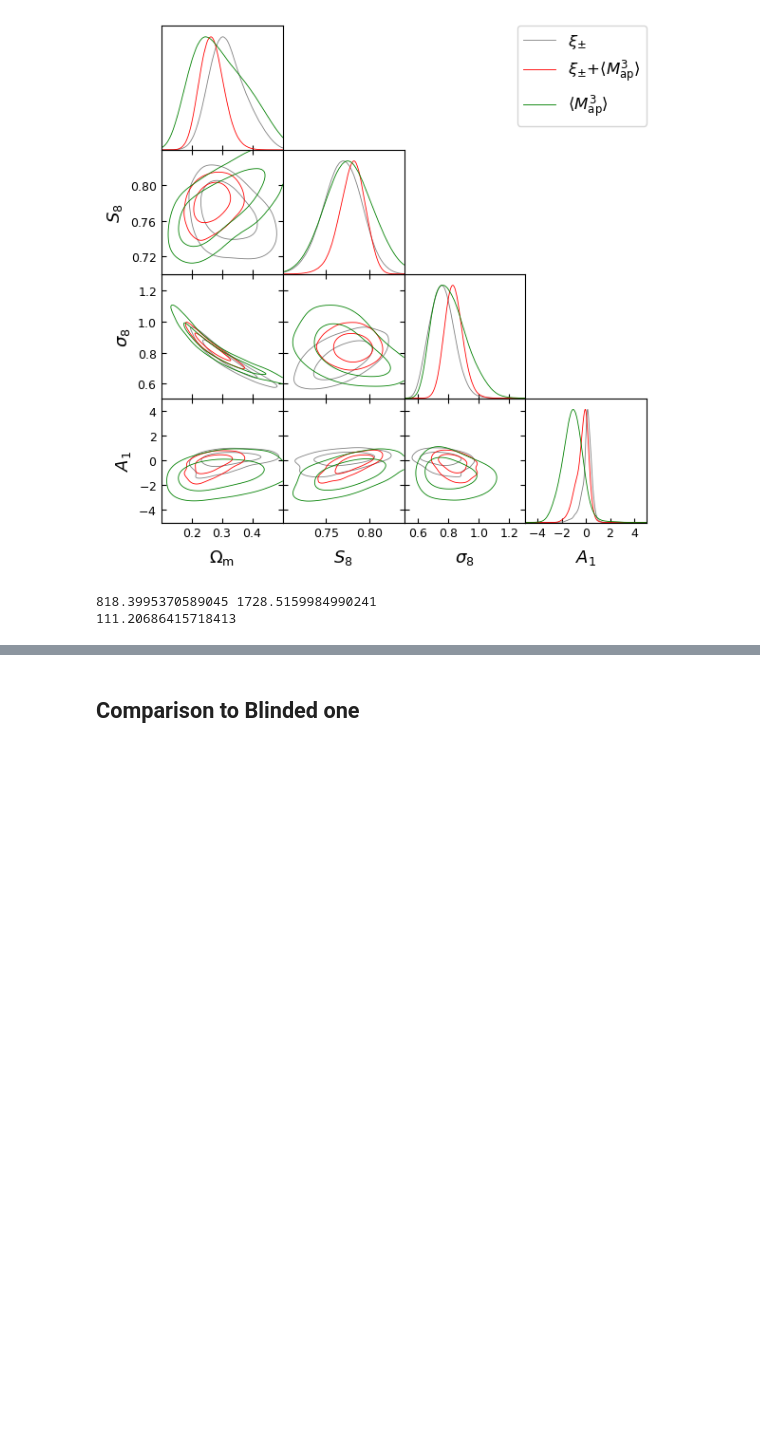
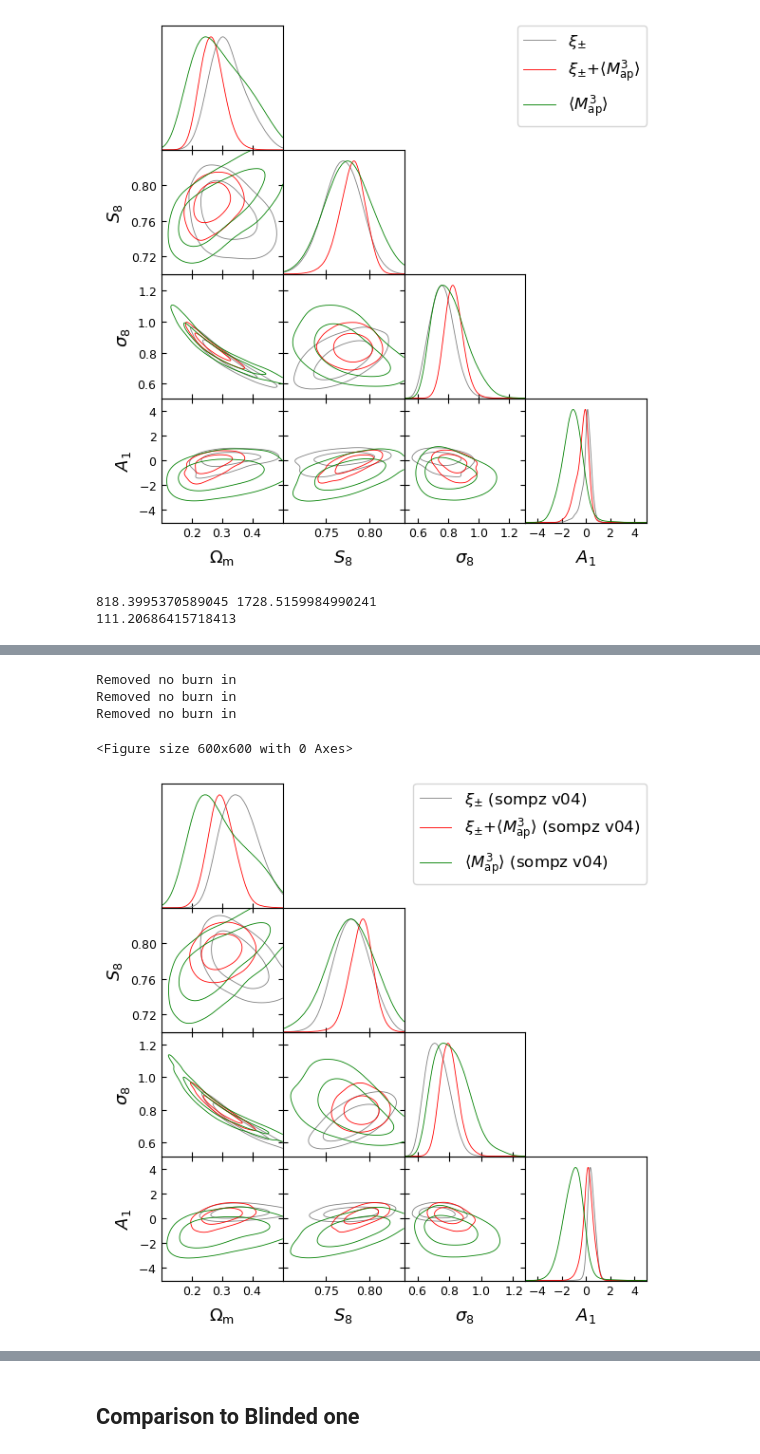
Before and after one commit to rchgomes/3pcf_integrator, a Jupyter notebook: plot-notebooks/unblinding-plot-y3-map3-2ptfixed-3pcfsc.ipynb, the cells around one changed output, grey strips where cells are left out. Cells and saved outputs as stored; diff of their text form; code cells hidden in the pictures; blank space fills up the shorter version.

```diff
--- a/plot-notebooks/unblinding-plot-y3-map3-2ptfixed-3pcfsc.ipynb
+++ b/plot-notebooks/unblinding-plot-y3-map3-2ptfixed-3pcfsc.ipynb
@@ -96,0 +175,34 @@ print((fom_23pt/fom_2pt-1)*100)
+# %%
+# DES Y3 unblind
+blind = False
+desy3_2pt_v04 = utils.read_cosmosis_mcmc_des_chain(
+    '../output/unblind-metacal-796sims-february-Percival-2ptfix-3pcfsc-sompzv04/des-y3-2pt-unblind-metacal-simcov.txt', to_mcsamples=True, blind=blind)
+desy3_23pt_v04= utils.read_cosmosis_mcmc_des_chain(
+    '../output/unblind-metacal-796sims-february-Percival-2ptfix-3pcfsc-sompzv04/des-y3-2pt-map3-all-unblind-metacal.txt', to_mcsamples=True, blind=blind)
+desy3_3pt_v04 = utils.read_cosmosis_mcmc_des_chain(
+    '../output/unblind-metacal-796sims-february-Percival-2ptfix-3pcfsc-sompzv04/des-y3-map3-all-unblind-metacal.txt', to_mcsamples=True, blind=blind)
+# %% [output]
+Removed no burn in
+Removed no burn in
+Removed no burn in
+# %%
+g = plots.get_single_plotter(ratio=1, width_inch=6)
+g.settings.lab_fontsize = 17
+g.settings.axes_fontsize = 13
+g.settings.legend_fontsize = 16
+g.settings.figure_legend_frame = True
+g.triangle_plot([desy3_2pt_v04,
+                 desy3_23pt_v04,
+                 desy3_3pt_v04],
+                ['om', 's8', 'sig8', 'a1'],
+                filled=False,
+                legend_labels=[r'$\xi_{\pm}$ (sompz v04)',
+                               r'$\xi_{\pm}$+$\langle M_{\rm ap}^3\rangle$ (sompz v04)',
+                               r'$\langle M_{\rm ap}^3\rangle$ (sompz v04)'],
+                legend_loc='upper right',
+                contour_colors=['gray', 'red', 'green', 'k', 'b'])#,
+                # markers={'om':0.26, 's8':0.782, 'sig8':0.84, 'a1':0})
+plt.show()
+# %% [output]
+<Figure size 600x600 with 0 Axes>
+[figure, added]
```
Also changed, not shown: parts of 11 cells of this notebook.
